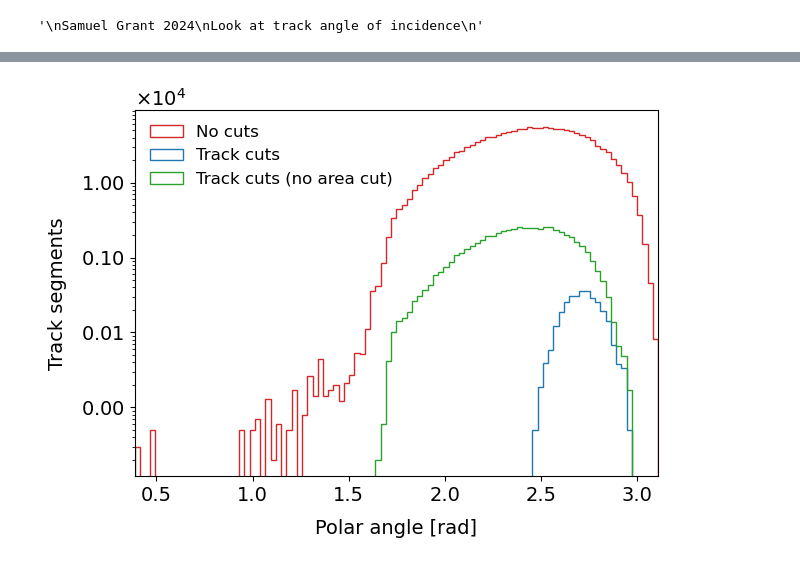
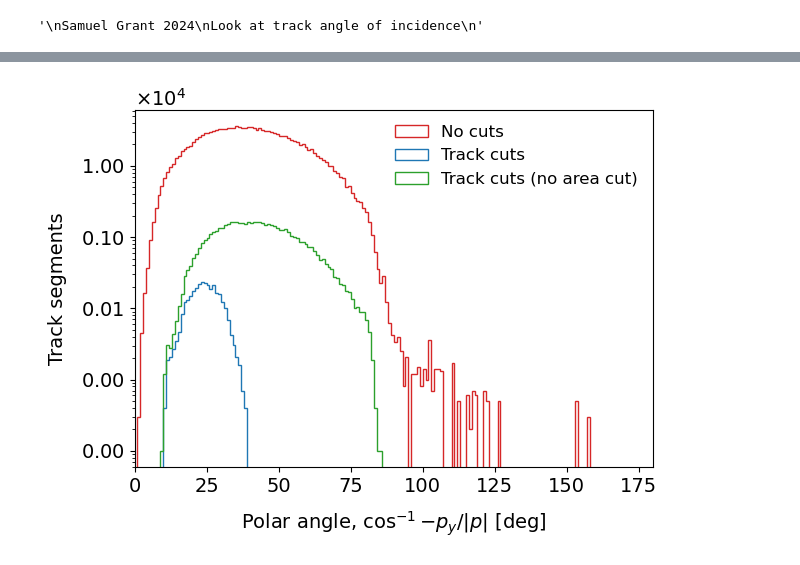
Before and after one commit to sam-grant/CRVSim, a Jupyter notebook: Analyses/Jupyter/TrackAngle.ipynb, the cells around one changed output, grey strips where cells are left out. Cells and saved outputs as stored; diff of their text form; code cells hidden in the pictures.

```diff
--- a/Analyses/Jupyter/TrackAngle.ipynb
+++ b/Analyses/Jupyter/TrackAngle.ipynb
@@ -217,8 +296,10 @@ def ApplyTrackerCuts(arrays_, fail=False, quiet=False, fid=True):
 # %%
 # data_ = ak.copy(data_)
 track_cuts_ = ak.copy(data_)
+old_track_cuts_ = ak.copy(data_)
 track_cuts_no_fid_ = ak.copy(data_)
 track_cuts_ = ApplyTrackerCuts(track_cuts_, fail=False, fid=True)
+old_track_cuts_ = ApplyOldTrackerCuts(old_track_cuts_, fail=False, fid=True)
 track_cuts_no_fid_ = ApplyTrackerCuts(track_cuts_no_fid_, fail=False, fid=False)
 
 pr.PrintNEvents(track_cuts_, 1, masks_ = ["pass_track_cuts", "trk_bestFit", "trkfit_bestFit", "trkfit_KLCRV1", "trkfit_CRV1Fiducial"])
@@ -234,6 +315,16 @@ Plot2D(x=ak.flatten(track_cuts_["trkfit"]["klfit"]["pos"]["fCoordinates"]["fZ"],
        , min_box_coords=min_box_coords, max_box_coords=max_box_coords
        , title="Track cuts", xlabel="KKInter Z [mm]", ylabel="KKInter X [mm]"
        , fout=f"../Images/{recon}/TrackAngle/h2_ZX_track_cuts.png")
+
+min_box_coords = (-(1775.0)-500, -(6100/2))
+max_box_coords = (+(1775.0)-500, +(6100/2))
+
+Plot2D(x=ak.flatten(old_track_cuts_["trkfit"]["klfit"]["pos"]["fCoordinates"]["fZ"], axis=None)#[:1000]
+       , y=ak.flatten(old_track_cuts_["trkfit"]["klfit"]["pos"]["fCoordinates"]["fX"], axis=None)#[:1000]
+       , nbinsX=100, xmin=-8000, xmax=8000, nbinsY=100, ymin=-8000, ymax=8000
+       , min_box_coords=min_box_coords, max_box_coords=max_box_coords
+       , title="Old track cuts", xlabel="KKInter Z [mm]", ylabel="KKInter X [mm]"
+       , fout=f"../Images/{recon}/TrackAngle/h2_ZX_old_track_cuts.png")
 
 Plot2D(x=ak.flatten(track_cuts_no_fid_["trkfit"]["klfit"]["pos"]["fCoordinates"]["fZ"], axis=None)#[:1000]
        , y=ak.flatten(track_cuts_no_fid_["trkfit"]["klfit"]["pos"]["fCoordinates"]["fX"], axis=None)#[:1000]
@@ -417,28 +584,67 @@ Plot1DOverlay({"No cuts" : pz_raw_, "Track cuts" : pz_cut_, "Track cuts (no area
 # %%
 # Angles
-theta_raw_ = np.arccos(py_raw_ / ptot_raw_)
-theta_cut_ = np.arccos(py_cut_ / ptot_cut_)
-theta_cut_no_fid_ = np.arccos(py_cut_no_fid_ / ptot_cut_no_fid_)
+theta_raw_ = np.arccos(-py_raw_ / ptot_raw_)
+theta_cut_ = np.arccos(-py_cut_ / ptot_cut_)
+theta_cut_no_fid_ = np.arccos(-py_cut_no_fid_ / ptot_cut_no_fid_)
+
+alpha_raw_ = np.arccos(pz_raw_ / ptot_raw_)
+alpha_cut_ = np.arccos(pz_cut_ / ptot_cut_)
+alpha_old_cut_ = np.arccos(abs(pz_old_cut_) / ptot_old_cut_)
+alpha_cut_no_fid_ = np.arccos(pz_cut_no_fid_ / ptot_cut_no_fid_)
+
+beta_raw_ = np.arcsin(px_raw_ / ptot_raw_)
+beta_cut_ = np.arcsin(px_cut_ / ptot_cut_)
+beta_cut_no_fid_ = np.arcsin(px_cut_no_fid_ / ptot_cut_no_fid_)
+
+delta_raw_ = np.arccos( np.sqrt(px_raw_**2 + pz_raw_**2) / ptot_raw_)
+delta_cut_ = np.arccos( np.sqrt(px_cut_**2 + pz_cut_**2)  / ptot_cut_)
+delta_old_cut_ = np.arccos( np.sqrt(px_old_cut_**2 + pz_old_cut_**2)  / ptot_old_cut_)
+delta_cut_no_fid_ = np.arccos( np.sqrt(px_cut_no_fid_**2 + pz_cut_no_fid_**2) / ptot_cut_no_fid_)
 
 phi_raw_ = np.arctan2(py_raw_, px_raw_)
 phi_cut_ = np.arctan2(py_cut_, px_cut_)
 phi_cut_no_fid_ = np.arctan2(py_cut_no_fid_, px_cut_no_fid_)
 
-Plot1D(theta_raw_
-      , nbins=100, xmin=np.min(theta_raw_), xmax=np.max(theta_raw_)
-      , xlabel=r"Polar angle ($\cos^{-1}{p_{y}/|p|}$) [rad]", ylabel="Track segments"
-      , fout=f"../Images/{recon}/TrackAngle/h1_trkTheta.png"
+Plot1D(np.degrees(alpha_old_cut_)
+      , nbins=90, xmin=0, xmax=90
+      , title = "CRV-T fiducial area", xlabel=r"$|p_{z}|/|p|$ [deg]", ylabel="Track segments"
+      , fout=f"../Images/{recon}/TrackAngle/h1_alpha_CRVT.png"
       # , norm=True
       , log=True
       , legPos="best")
 
-Plot1DOverlay({"No cuts" : theta_raw_, "Track cuts" : theta_cut_, "Track cuts (no area cut)" : theta_cut_no_fid_}
-              , nbins=100, xmin=np.min(theta_raw_), xmax=np.max(theta_raw_)
-              , xlabel="Polar angle [rad]", ylabel="Track segments"
-              , fout=f"../Images/{recon}/TrackAngle/h1_trkTheta_cut_overlay.png"
+Plot1DOverlay({"No cuts" : np.degrees(theta_raw_), "Track cuts" : np.degrees(theta_cut_), "Track cuts (no area cut)" : np.degrees(theta_cut_no_fid_)}
+              , nbins=180, xmin=0, xmax=180
+              , xlabel=r"Polar angle, $\cos^{-1}{-p_{y}/|p|}$ [deg]", ylabel="Track segments"
+              , fout=f"../Images/{recon}/TrackAngle/h1_theta_cut_overlay.png"
               # , norm=True
               , log=True
               , legPos="best")
+
+Plot1DOverlay({"No cuts" : np.degrees(alpha_raw_), "Track cuts" : np.degrees(alpha_cut_), "Track cuts (no area cut)" : np.degrees(alpha_cut_no_fid_)}
+              , nbins=180, xmin=0, xmax=180
+              , xlabel=r"Angle of incidence, $\cos^{-1}{p_{z}/|p|}$ [deg]", ylabel="Track segments"
+              , fout=f"../Images/{recon}/TrackAngle/h1_alpha_cut_overlay.png"
+              # , norm=True
+              , log=True
+              , legPos="upper right")
+
+Plot1DOverlay({"No cuts" : np.degrees(beta_raw_), "Track cuts" : np.degrees(beta_cut_), "Track cuts (no area cut)" : np.degrees(beta_cut_no_fid_)}
+              , nbins=180, xmin=0, xmax=180
+              , xlabel=r"Angle of incidence, $\cos^{-1}{p_{x}/|p|}$ [deg]", ylabel="Track segments"
+              , fout=f"../Images/{recon}/TrackAngle/h1_beta_cut_overlay.png"
+              # , norm=True
+              , log=True
+              , legPos="upper right")
+
+Plot1DOverlay({"No cuts" : np.degrees(delta_raw_), "Track cuts" : np.degrees(delta_cut_), "Track cuts (no area cut)" : np.degrees(delta_cut_no_fid_)}
+              , nbins=90, xmin=0, xmax=90
+              , xlabel=r"Angle of incidence [deg]", ylabel="Track segments"
+              , fout=f"../Images/{recon}/TrackAngle/h1_delta_cut_overlay.png"
+              # , norm=True
+              , log=True
+              , legPos="upper left")
+
 
 # Plot2D(x=ak.flatten(data_["trkfit"]["klfit"]["pos"]["fCoordinates"]["fX"], axis=None)
 #        , y=theta_raw_
@@ -452,10 +658,10 @@ Plot1DOverlay({"No cuts" : theta_raw_, "Track cuts" : theta_cut_, "Track cuts (n
 #        , title="Track cuts", xlabel="KKInter X [mm]", ylabel="Polar angle [rad]"
 #        , fout=f"../Images/{recon}/TrackAngle/h2_x_vs_theta_track_cuts.png")
 
-Plot1DOverlay({"No cuts" : phi_raw_, "Track cuts" : phi_cut_, "Track cuts (no area cut)" : phi_cut_no_fid_}
-              , nbins=100, xmin=np.min(phi_raw_), xmax=np.max(phi_raw_)
-              , xlabel="Azimuthal angle [rad]", ylabel="Track segments"
-              , fout=f"../Images/{recon}/TrackAngle/h1_trkPhi_cut_overlay.png"
-              , log=True
-              , legPos="best")
+# Plot1DOverlay({"No cuts" : phi_raw_, "Track cuts" : phi_cut_, "Track cuts (no area cut)" : phi_cut_no_fid_}
+#               , nbins=100, xmin=np.min(phi_raw_), xmax=np.max(phi_raw_)
+#               , xlabel="Azimuthal angle [rad]", ylabel="Track segments"
+#               , fout=f"../Images/{recon}/TrackAngle/h1_trkPhi_cut_overlay.png"
+#               , log=True
+#               , legPos="best")
 # %% [output]
@@ -465,2 +671,2 @@ Plot1DOverlay({"No cuts" : phi_raw_, "Track cuts" : phi_cut_, "Track cuts (no ar
-[figure, old version]
+[figure, new version]
 ---> Written:
```
Also changed, not shown: parts of 12 cells of this notebook.
